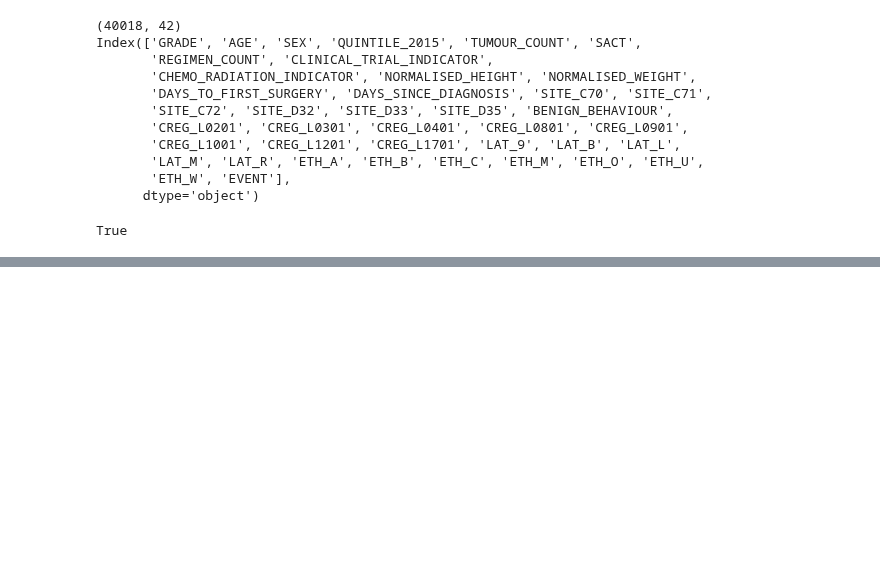
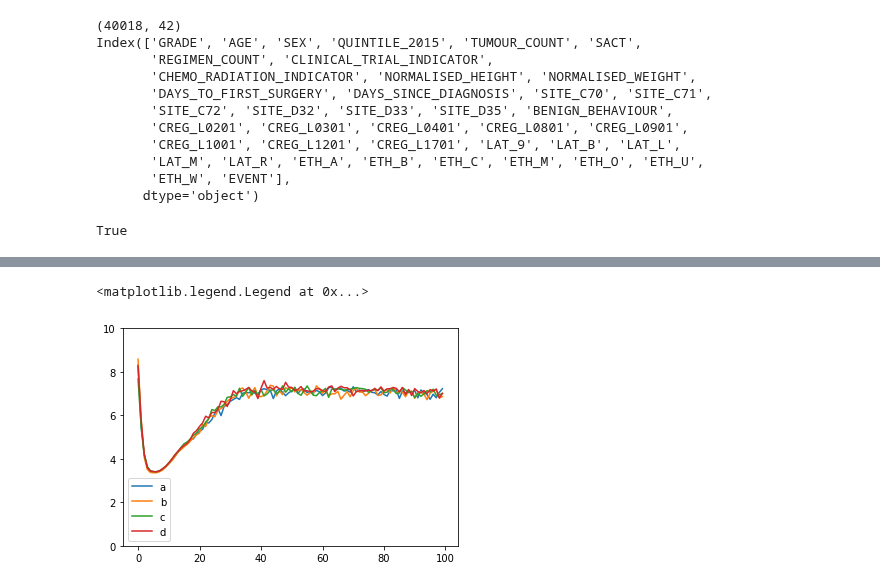
Before and after one commit to dkaizhang/federated-survival, a Jupyter notebook: survival.ipynb, the cells around one changed output, grey strips where cells are left out. Cells and saved outputs as stored; diff of their text form; code cells hidden in the pictures; blank space fills up the shorter version.

Commit message:
Output and save val losses

```diff
--- a/survival.ipynb
+++ b/survival.ipynb
@@ -121,7 +121,7 @@ case3 = {'num_centers' : 4,
 # cases = [case1, case2, case3]
 cases = [case3]
 
-model_type = 'NNnph'
+model_type = 'Coxph'
 
 case_local_val_losses = []
 case_global_val_losses = []
@@ -130,11 +130,19 @@ case_global_val_losses = []
 tune_tries = 5
 para_round = 0
 
-best_lr = 0.001
+best_lr = 0.01
 best_dropout = 0
 tuning = False
 
+reset_in = 6
+
 for case in cases:
+
+    reset_in = reset_in - 1
+    if reset_in == 0:
+        rng = np.random.default_rng(123)
+        _ = torch.manual_seed(123)
+        reset_in = 6
 
     case_id = case['case_id']
 
@@ -221,8 +229,8 @@ for case in cases:
                             para_epochs = max(1,epochs // 5)
 
                             # >>> comment out the unnecessary ones
-                            net = MLP(dim_in=dim_in, num_nodes=num_nodes, dim_out=dim_out, batch_norm=batch_norm, dropout=dropout)
-                            # net = CoxPH(dim_in=dim_in, dim_out=dim_out, batch_norm=batch_norm)
+                            # net = MLP(dim_in=dim_in, num_nodes=num_nodes, dim_out=dim_out, batch_norm=batch_norm, dropout=dropout)
+                            net = CoxPH(dim_in=dim_in, dim_out=dim_out, batch_norm=batch_norm)
                             # net = MLPPH(dim_in=dim_in, num_nodes=num_nodes, dim_out=dim_out, batch_norm=batch_norm, dropout=dropout)
 
                             fed = Federation(features=x_t, labels=y_t, net=net, num_centers=num_centers, optimizer=optimizer, lr=lr, stratify_on=stratify_on, stratify_labels=stratify_labels, batch_size=batch_size, local_epochs=local_epochs)
@@ -254,8 +262,8 @@ for case in cases:
 
 
             # >>> comment out the unnecessary ones
-            net = MLP(dim_in=dim_in, num_nodes=num_nodes, dim_out=dim_out, batch_norm=batch_norm, dropout=best_dropout)
-            # net = CoxPH(dim_in=dim_in, dim_out=dim_out, batch_norm=batch_norm)
+            # net = MLP(dim_in=dim_in, num_nodes=num_nodes, dim_out=dim_out, batch_norm=batch_norm, dropout=best_dropout)
+            net = CoxPH(dim_in=dim_in, dim_out=dim_out, batch_norm=batch_norm)
             # net = MLPPH(dim_in=dim_in, num_nodes=num_nodes, dim_out=dim_out, batch_norm=batch_norm, dropout=best_dropout)
 
             fed = Federation(features=x_train, labels=y_train, net=net, num_centers=num_centers, optimizer=optimizer, lr=best_lr, stratify_on=stratify_on, stratify_labels=stratify_labels, batch_size=batch_size, local_epochs=local_epochs)
@@ -291,0 +312,21 @@ Epochs exhausted, model from round 21
+# %%
+for i, case in enumerate(cases):
+    for local_epochs in case['local_epochs']:
+        losses = np.array(case_local_val_losses[5*i:5*(i+1)])
+        case_id = case['case_id']
+        lossfile = f'./loss_M{model_type}C{case_id}L{local_epochs}.npy'
+        np.save(lossfile, losses)
+
+losses = np.array(case_local_val_losses[0:5])
+
+plt.plot(losses[0][0].T)
+plt.plot(losses[1][0].T)
+plt.plot(losses[2][0].T)
+plt.plot(losses[3][0].T)
+
+x1,x2,y1,y2 = plt.axis()
+plt.axis((x1,x2,0,10))
+plt.legend(['a','b','c','d'])
+# %% [output]
+<matplotlib.legend.Legend at 0x...>
+[figure, added]
```
Also changed, not shown: parts of 2 cells of this notebook, 1 other file.
